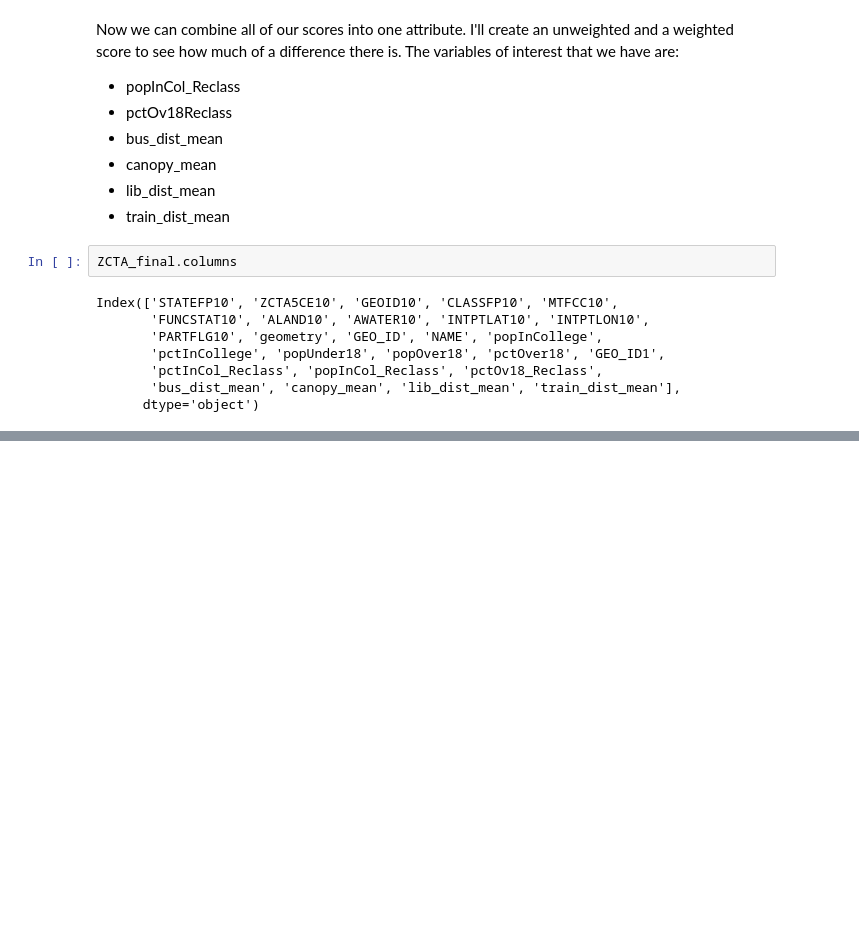
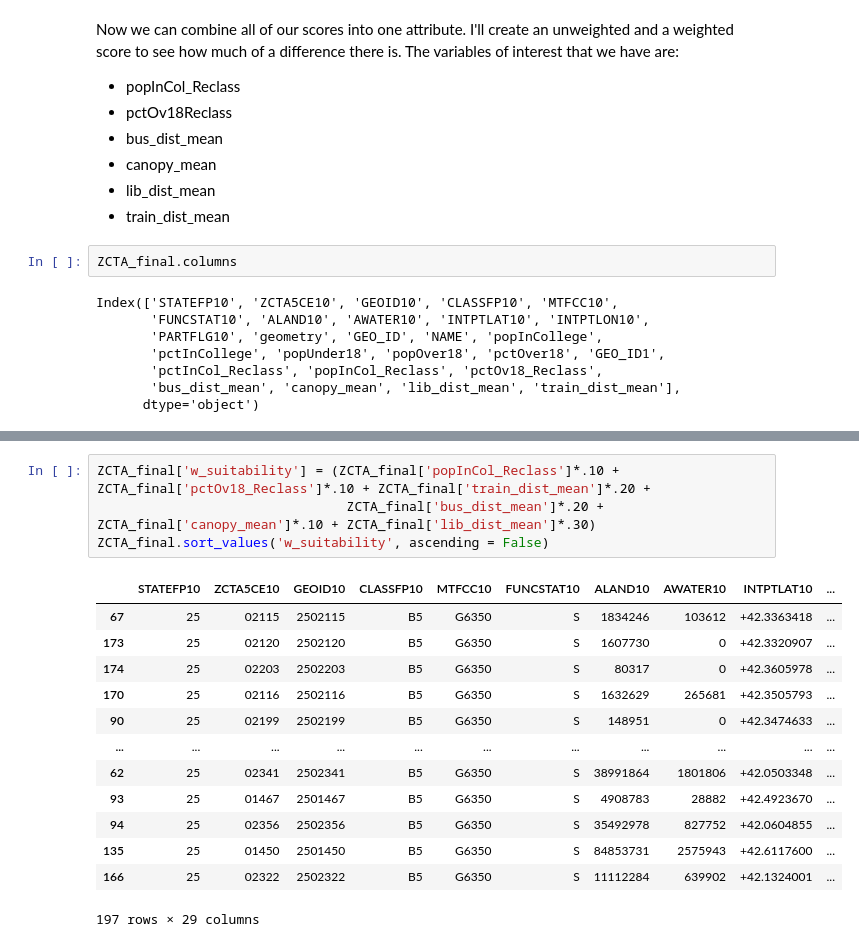
Before and after one commit to kschip97/uep239FinalProj, a Jupyter notebook: notebooks/uep239_FinalProj_SchipperKees.ipynb, the cells around one changed output, grey strips where cells are left out. Cells and saved outputs as stored; diff of their text form; blank space fills up the shorter version.

```diff
--- a/notebooks/uep239_FinalProj_SchipperKees.ipynb
+++ b/notebooks/uep239_FinalProj_SchipperKees.ipynb
@@ -548,0 +565,18 @@ ZCTA_final['unw_suitability'] = ZCTA_final['popInCol_Reclass']
+# %%
+ZCTA_final['w_suitability'] = (ZCTA_final['popInCol_Reclass']*.10 + ZCTA_final['pctOv18_Reclass']*.10 + ZCTA_final['train_dist_mean']*.20 +
+                                ZCTA_final['bus_dist_mean']*.20 + ZCTA_final['canopy_mean']*.10 + ZCTA_final['lib_dist_mean']*.30)
+ZCTA_final.sort_values('w_suitability', ascending = False)
+# %% [output]
+|  | STATEFP10 | ZCTA5CE10 | GEOID10 | CLASSFP10 | MTFCC10 | FUNCSTAT10 | ALAND10 | AWATER10 | INTPTLAT10 | ... |
+| 67 | 25 | 02115 | 2502115 | B5 | G6350 | S | 1834246 | 103612 | +42.3363418 | ... |
+| 173 | 25 | 02120 | 2502120 | B5 | G6350 | S | 1607730 | 0 | +42.3320907 | ... |
+| 174 | 25 | 02203 | 2502203 | B5 | G6350 | S | 80317 | 0 | +42.3605978 | ... |
+| 170 | 25 | 02116 | 2502116 | B5 | G6350 | S | 1632629 | 265681 | +42.3505793 | ... |
+| 90 | 25 | 02199 | 2502199 | B5 | G6350 | S | 148951 | 0 | +42.3474633 | ... |
+| ... | ... | ... | ... | ... | ... | ... | ... | ... | ... | ... |
+| 62 | 25 | 02341 | 2502341 | B5 | G6350 | S | 38991864 | 1801806 | +42.0503348 | ... |
+| 93 | 25 | 01467 | 2501467 | B5 | G6350 | S | 4908783 | 28882 | +42.4923670 | ... |
+| 94 | 25 | 02356 | 2502356 | B5 | G6350 | S | 35492978 | 827752 | +42.0604855 | ... |
+| 135 | 25 | 01450 | 2501450 | B5 | G6350 | S | 84853731 | 2575943 | +42.6117600 | ... |
+| 166 | 25 | 02322 | 2502322 | B5 | G6350 | S | 11112284 | 639902 | +42.1324001 | ... |
+197 rows × 29 columns
```
Also changed, not shown: parts of 3 cells of this notebook.
